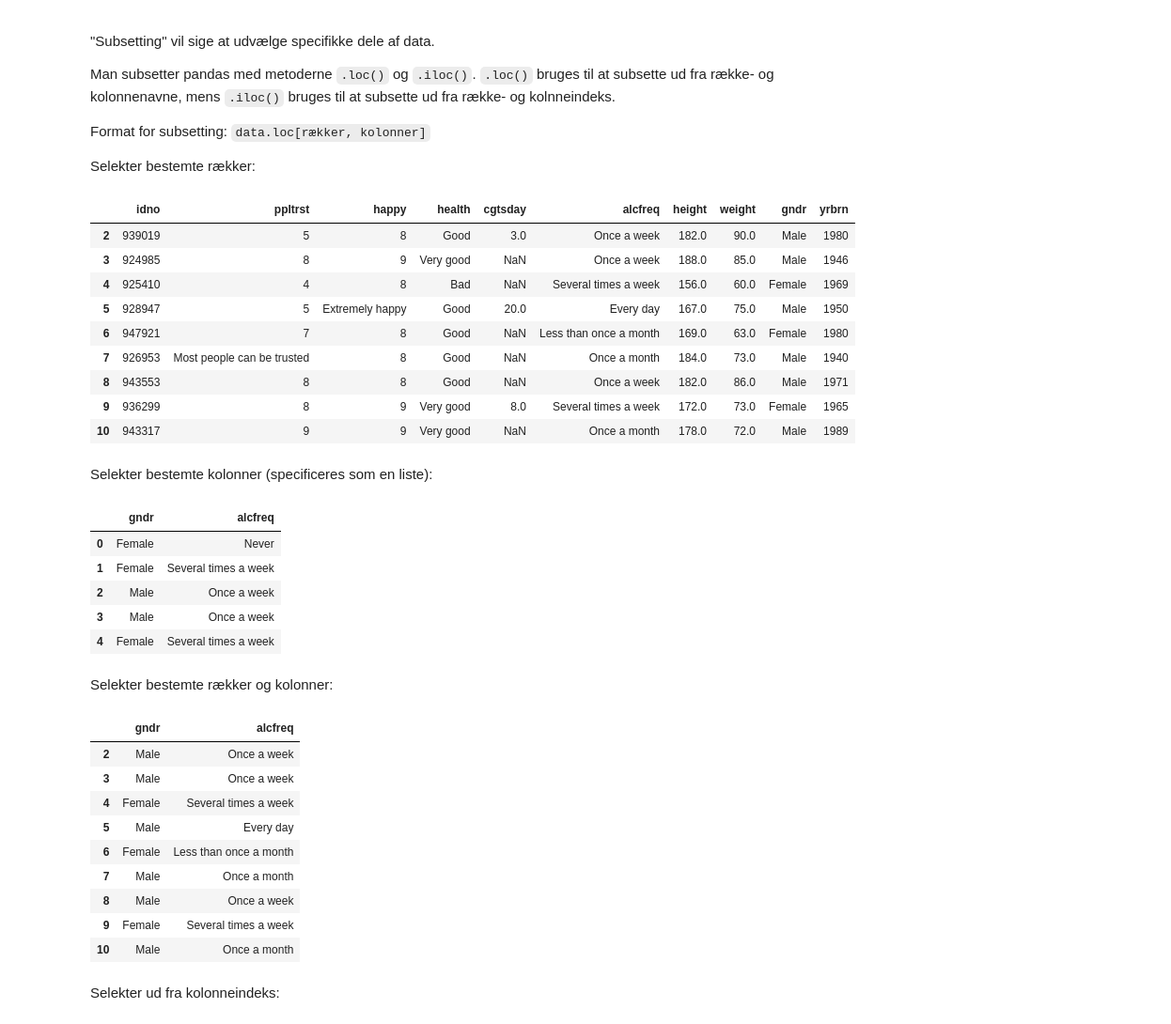
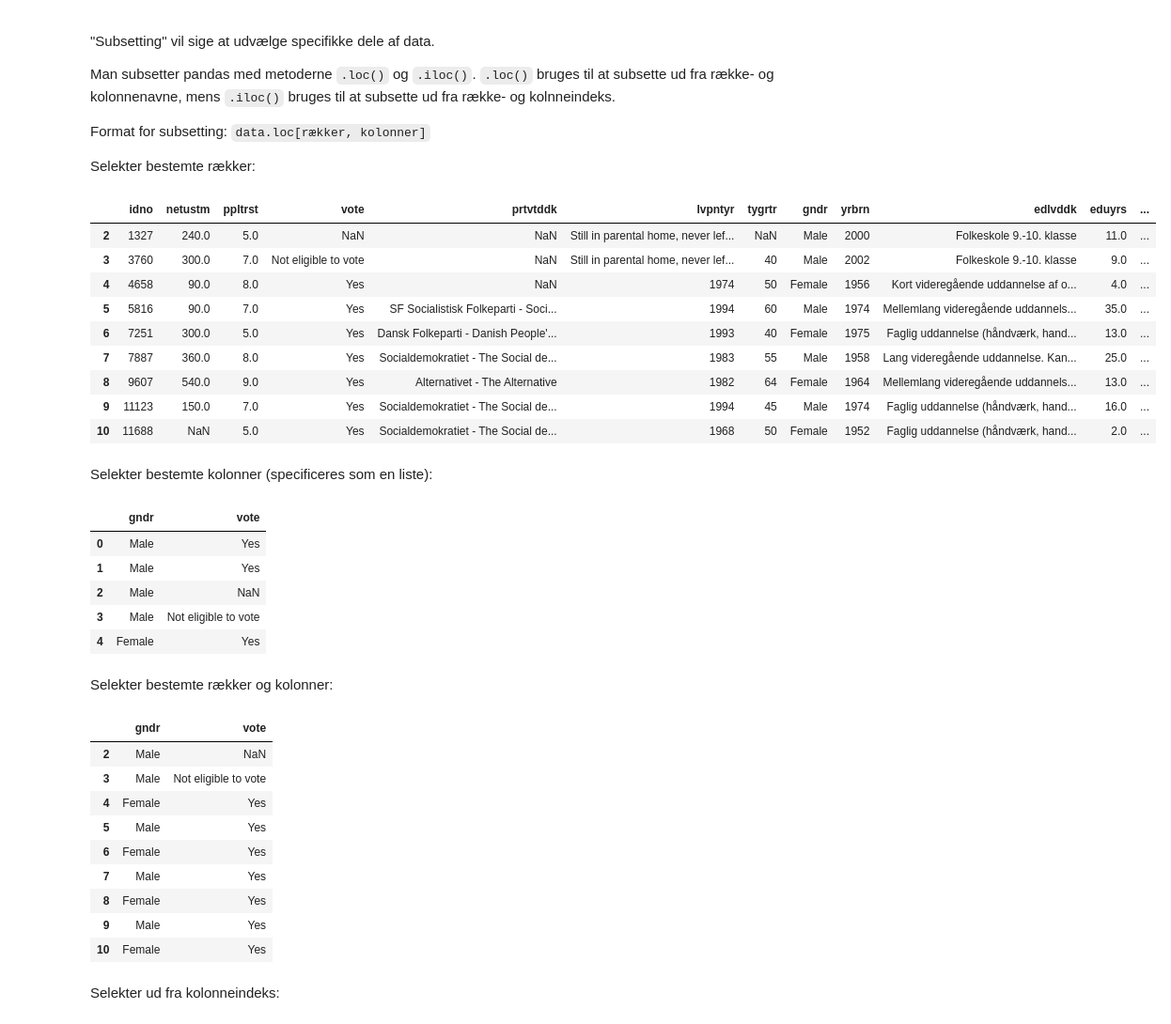
Before and after one commit to CALDISS-AAU/course_ndms-I, a Jupyter notebook: notebooks/01_python-for-data-analysis.ipynb, the cells around one changed output. Shown: that part at 94% size. Cells and saved outputs as stored; diff of their text form; code cells hidden in the pictures.

```diff
--- a/notebooks/01_python-for-data-analysis.ipynb
+++ b/notebooks/01_python-for-data-analysis.ipynb
@@ -195,4 +179,4 @@ I det nedenstående indlæses pandas biblioteket, hvorefter datasættet "ESS2014
 # %%
 import pandas as pd
 
-#ess2018 = pd.read_csv('')
+ess2018 = pd.read_csv("https://github.com/CALDISS-AAU/course_ndms-I/raw/master/datasets/ESS2018DK_subset.csv")
@@ -541,44 +664,44 @@ Format for subsetting: `data.loc[rækker, kolonner]`
 
 Selekter bestemte rækker:
 # %%
-ess2014.loc[2:10, :]
+ess2018.loc[2:10, :]
 # %% [output]
-|  | idno | ppltrst | happy | health | cgtsday | alcfreq | height | weight | gndr | yrbrn |
-| 2 | 939019 | 5 | 8 | Good | 3.0 | Once a week | 182.0 | 90.0 | Male | 1980 |
-| 3 | 924985 | 8 | 9 | Very good | NaN | Once a week | 188.0 | 85.0 | Male | 1946 |
-| 4 | 925410 | 4 | 8 | Bad | NaN | Several times a week | 156.0 | 60.0 | Female | 1969 |
-| 5 | 928947 | 5 | Extremely happy | Good | 20.0 | Every day | 167.0 | 75.0 | Male | 1950 |
-| 6 | 947921 | 7 | 8 | Good | NaN | Less than once a month | 169.0 | 63.0 | Female | 1980 |
-| 7 | 926953 | Most people can be trusted | 8 | Good | NaN | Once a month | 184.0 | 73.0 | Male | 1940 |
-| 8 | 943553 | 8 | 8 | Good | NaN | Once a week | 182.0 | 86.0 | Male | 1971 |
-| 9 | 936299 | 8 | 9 | Very good | 8.0 | Several times a week | 172.0 | 73.0 | Female | 1965 |
-| 10 | 943317 | 9 | 9 | Very good | NaN | Once a month | 178.0 | 72.0 | Male | 1989 |
+|  | idno | netustm | ppltrst | vote | prtvtddk | lvpntyr | tygrtr | gndr | yrbrn | edlvddk | eduyrs | ... |
+| 2 | 1327 | 240.0 | 5.0 | NaN | NaN | Still in parental home, never lef... | NaN | Male | 2000 | Folkeskole 9.-10. klasse | 11.0 | ... |
+| 3 | 3760 | 300.0 | 7.0 | Not eligible to vote | NaN | Still in parental home, never lef... | 40 | Male | 2002 | Folkeskole 9.-10. klasse | 9.0 | ... |
+| 4 | 4658 | 90.0 | 8.0 | Yes | NaN | 1974 | 50 | Female | 1956 | Kort videregående uddannelse af o... | 4.0 | ... |
+| 5 | 5816 | 90.0 | 7.0 | Yes | SF Socialistisk Folkeparti - Soci... | 1994 | 60 | Male | 1974 | Mellemlang videregående uddannels... | 35.0 | ... |
+| 6 | 7251 | 300.0 | 5.0 | Yes | Dansk Folkeparti - Danish People'... | 1993 | 40 | Female | 1975 | Faglig uddannelse (håndværk, hand... | 13.0 | ... |
+| 7 | 7887 | 360.0 | 8.0 | Yes | Socialdemokratiet - The Social de... | 1983 | 55 | Male | 1958 | Lang videregående uddannelse. Kan... | 25.0 | ... |
+| 8 | 9607 | 540.0 | 9.0 | Yes | Alternativet - The Alternative | 1982 | 64 | Female | 1964 | Mellemlang videregående uddannels... | 13.0 | ... |
+| 9 | 11123 | 150.0 | 7.0 | Yes | Socialdemokratiet - The Social de... | 1994 | 45 | Male | 1974 | Faglig uddannelse (håndværk, hand... | 16.0 | ... |
+| 10 | 11688 | NaN | 5.0 | Yes | Socialdemokratiet - The Social de... | 1968 | 50 | Female | 1952 | Faglig uddannelse (håndværk, hand... | 2.0 | ... |
 # %% [markdown]
 Selekter bestemte kolonner (specificeres som en liste):
 # %%
-ess2014.loc[:, ['gndr', 'alcfreq']].head()
+ess2018.loc[:, ['gndr', 'vote']].head()
 # %% [output]
-|  | gndr | alcfreq |
-| 0 | Female | Never |
-| 1 | Female | Several times a week |
-| 2 | Male | Once a week |
-| 3 | Male | Once a week |
-| 4 | Female | Several times a week |
+|  | gndr | vote |
+| 0 | Male | Yes |
+| 1 | Male | Yes |
+| 2 | Male | NaN |
+| 3 | Male | Not eligible to vote |
+| 4 | Female | Yes |
 # %% [markdown]
 Selekter bestemte rækker og kolonner:
 # %%
-ess2014.loc[2:10, ['gndr', 'alcfreq']]
+ess2018.loc[2:10, ['gndr', 'vote']]
 # %% [output]
-|  | gndr | alcfreq |
-| 2 | Male | Once a week |
-| 3 | Male | Once a week |
-| 4 | Female | Several times a week |
-| 5 | Male | Every day |
-| 6 | Female | Less than once a month |
-| 7 | Male | Once a month |
-| 8 | Male | Once a week |
-| 9 | Female | Several times a week |
-| 10 | Male | Once a month |
+|  | gndr | vote |
+| 2 | Male | NaN |
+| 3 | Male | Not eligible to vote |
+| 4 | Female | Yes |
+| 5 | Male | Yes |
+| 6 | Female | Yes |
+| 7 | Male | Yes |
+| 8 | Female | Yes |
+| 9 | Male | Yes |
+| 10 | Female | Yes |
 # %% [markdown]
 Selekter ud fra kolonneindeks:
 # %%
```
Also changed, not shown: parts of 99 cells of this notebook.
